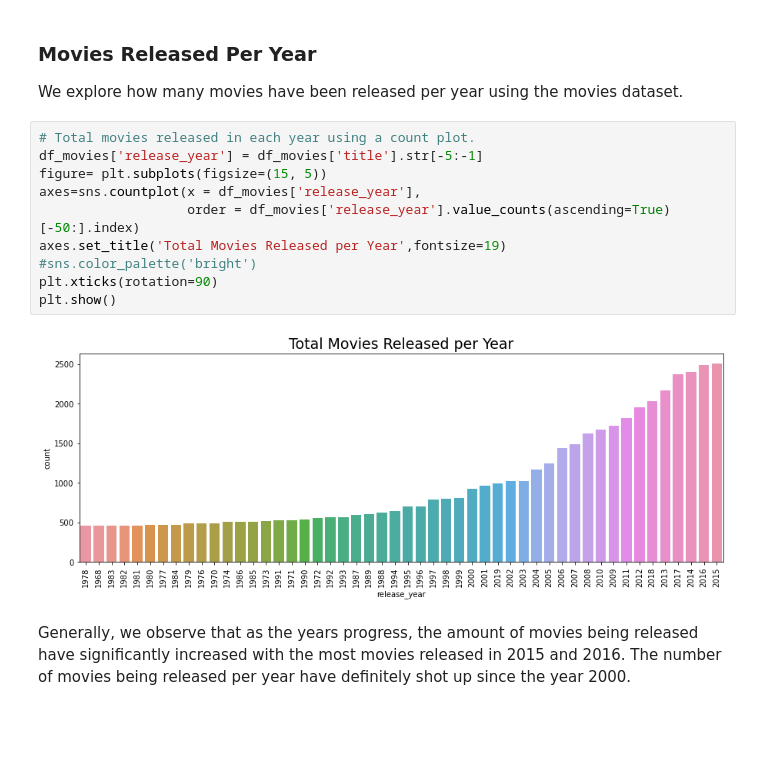
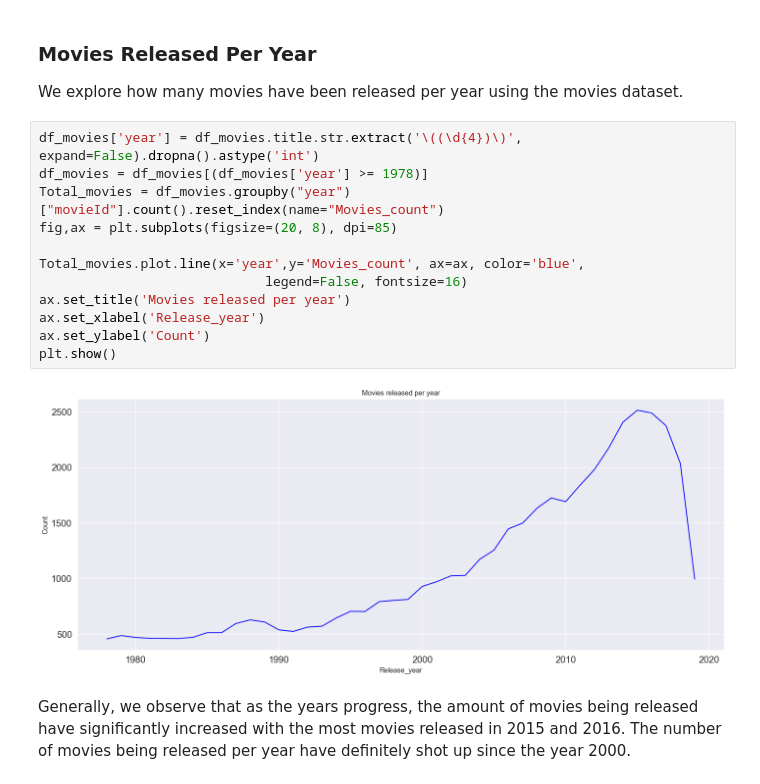
Before and after one commit to mainamwangi49/EXPLORE-TEAM-ZF1-unsupervised-predict, a Jupyter notebook: starter_notebook.ipynb, the cells around one changed output. Saved outputs shown, nothing was run; the diff lists cells and outputs as text; blank space fills up the shorter version.

```diff
--- a/starter_notebook.ipynb
+++ b/starter_notebook.ipynb
@@ -571,18 +575,20 @@ The figure above shows that user 72315 has rated an extreme number of movies rel
 ### Movies Released Per Year
 
 We explore how many movies have been released per year using the movies dataset.
-# %%
-# Total movies released in each year using a count plot.
-df_movies['release_year'] = df_movies['title'].str[-5:-1]
-figure= plt.subplots(figsize=(15, 5))
-axes=sns.countplot(x = df_movies['release_year'],
-                   order = df_movies['release_year'].value_counts(ascending=True)[-50:].index)
-axes.set_title('Total Movies Released per Year',fontsize=19)
-#sns.color_palette('bright')
-plt.xticks(rotation=90)
-plt.show()
-# %% [output]
-[figure, removed]
+# %%
+df_movies['year'] = df_movies.title.str.extract('\((\d{4})\)', expand=False).dropna().astype('int')
+df_movies = df_movies[(df_movies['year'] >= 1978)]
+Total_movies = df_movies.groupby("year")["movieId"].count().reset_index(name="Movies_count")
+fig,ax = plt.subplots(figsize=(20, 8), dpi=85)
+
+Total_movies.plot.line(x='year',y='Movies_count', ax=ax, color='blue',
+                             legend=False, fontsize=16)
+ax.set_title('Movies released per year')
+ax.set_xlabel('Release_year')
+ax.set_ylabel('Count')
+plt.show()
+# %% [output]
+[figure, added]
 # %% [markdown]
 Generally, we observe that as the years progress, the amount of movies being released have significantly increased with the most movies released in 2015 and 2016. The number of movies being released per year have definitely shot up since the year 2000.
 # %% [markdown]
```
Also changed, not shown: parts of 28 cells of this notebook.
